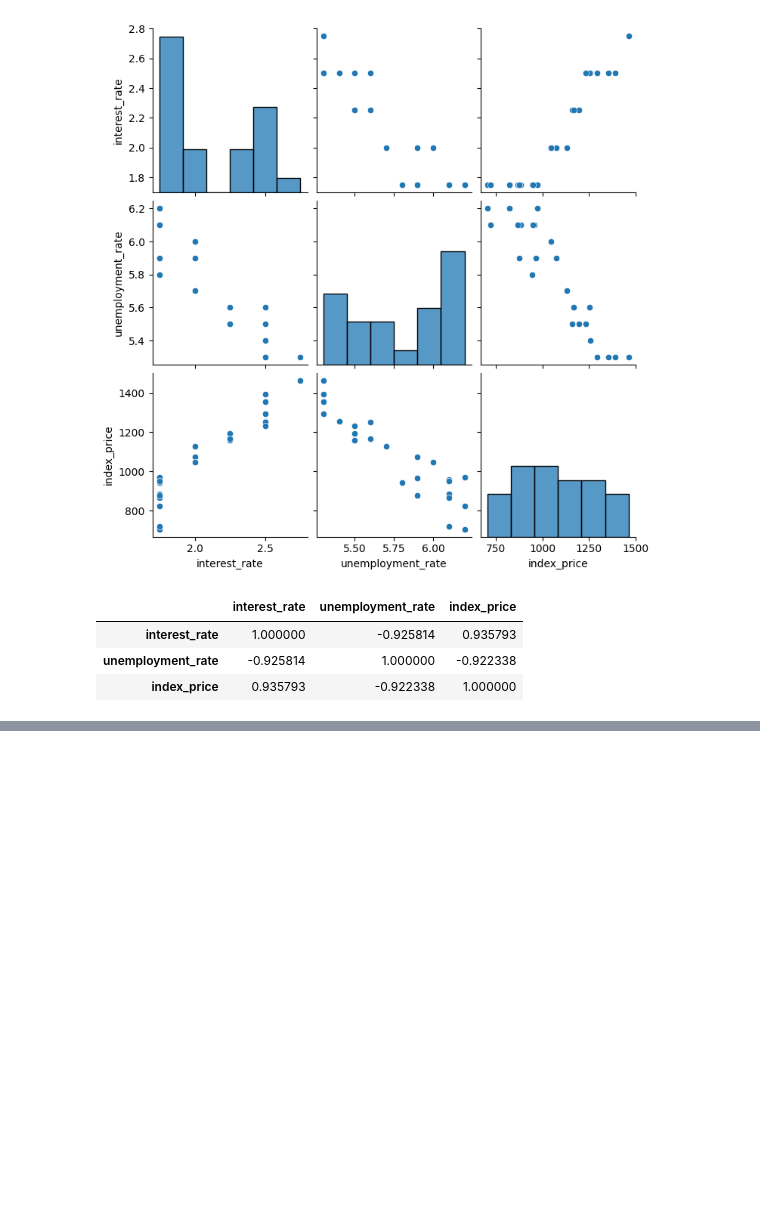
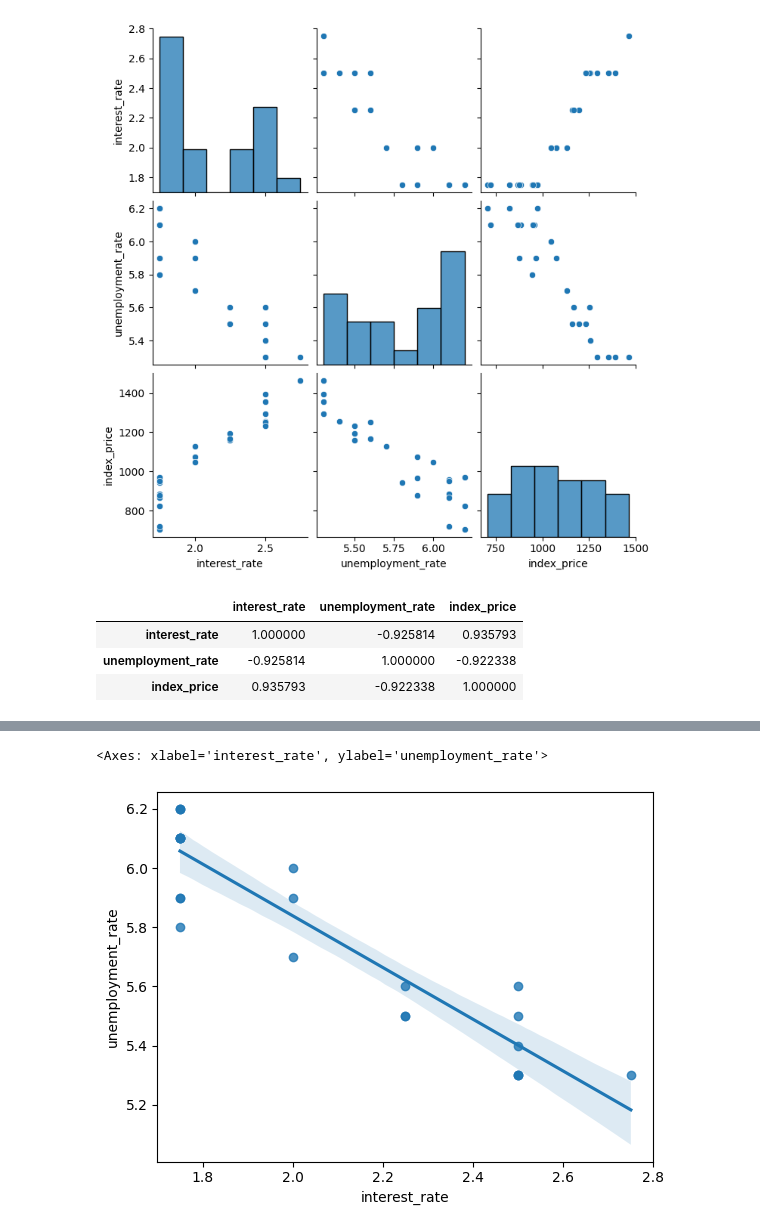
Before and after one commit to Navneet0094/Data-science, a Jupyter notebook: ML Practice/Linear regression/mullinearreg.ipynb, the cells around one changed output, grey strips where cells are left out. Drawn from its saved outputs; the diff is of its cells as text; code cells hidden in the pictures; blank space fills up the shorter version.

```diff
--- a/ML Practice/Linear regression/mullinearreg.ipynb
+++ b/ML Practice/Linear regression/mullinearreg.ipynb
@@ -44,0 +126,5 @@ plt.scatter(df[])
+# %%
+sns.regplot(x='interest_rate', y='unemployment_rate', data=df)
+# %% [output]
+<Axes: xlabel='interest_rate', ylabel='unemployment_rate'>
+[figure, added]
```
Also changed, not shown: parts of 34 cells of this notebook.
